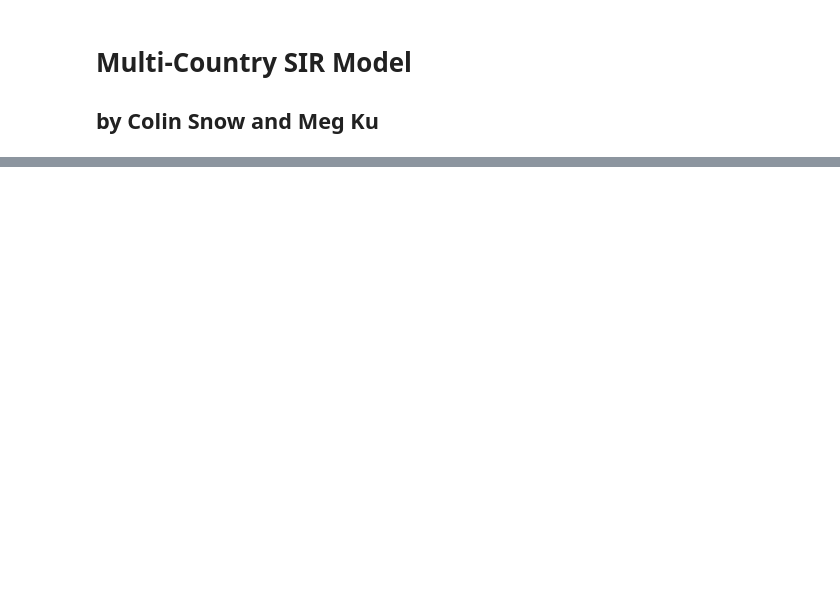
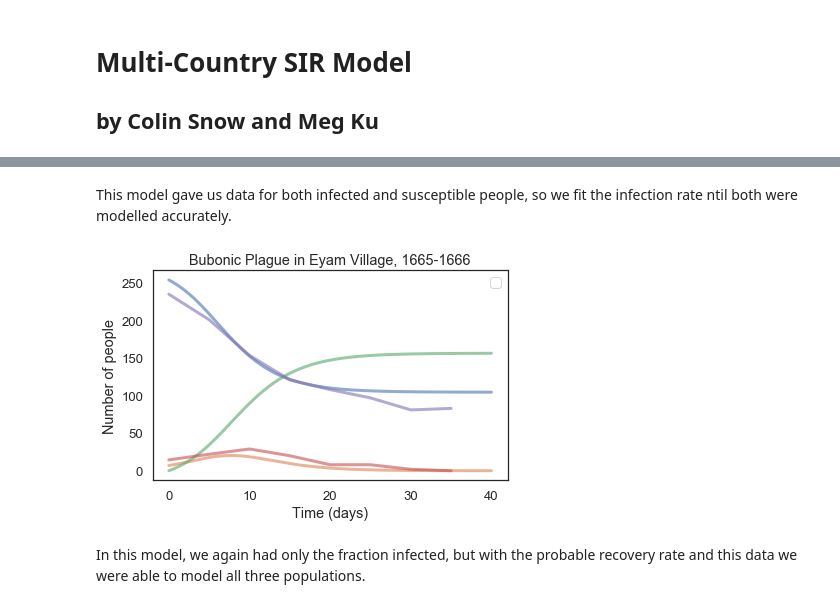
Before and after one commit to colinmsnow/ModSimPy, a Jupyter notebook: code/MultiCountrySIR.ipynb, the cells around one changed output, grey strips where cells are left out. Saved outputs shown, nothing was run; the diff lists cells and outputs as text; code cells hidden in the pictures; blank space fills up the shorter version.

```diff
--- a/code/MultiCountrySIR.ipynb
+++ b/code/MultiCountrySIR.ipynb
@@ -276,0 +181,43 @@ results2
+# %%
+##Eyam village bubonic plague, 1665-66
+
+newSusceptible=(235,201,153.5,121,108,97,81,83)
+newInfected=(14.5,22,29,20,8,8,2,0)
+
+time=(0,5,10,15,20,25,30,35)
+
+state = State(s1=254,s2=99,i1=7,i2=0,r1=0,r2=0)
+init  = State(s1=254,s2=99,i1=7,i2=0,r1=0,r2=0)
+
+infectionRate1 = .0032
+
+recoveryRate1 = 2.82/5
+infectionRate2 = 0.01
+recoveryRate2 = 0.05
+movementRate = 0
+system = System(init=init,
+                t0=1,
+                t_end=40,
+                infectionRate1=infectionRate1,
+                recoveryRate1=recoveryRate1,
+                infectionRate2=infectionRate2,
+                recoveryRate2=recoveryRate2,
+                movementRate=movementRate,
+                dt=.01)
+results2,details=run_ode_solver(system, slope_func2, max_step=.1)
+# %% [markdown]
+This model gave us data for both infected and susceptible people, so we fit the infection rate ntil both were modelled accurately.
+# %%
+## plot shows normal infection rate of about .00064 per day
+plot(results2.index,results2.s1)
+plot(results2.index,results2.i1)
+plot(results2.index,results2.r1)
+plot(time,newInfected)
+plot(time,newSusceptible)
+decorate(title="Bubonic Plague in Eyam Village, 1665-1666",
+        xlabel="Time (days)",
+        ylabel="Number of people")
+# %% [output]
+[figure, added]
+# %% [markdown]
+In this model, we again had only the fraction infected, but with the probable recovery rate and this data we were able to model all three populations.
```
Also changed, not shown: parts of 48 cells of this notebook, 3 other files.
